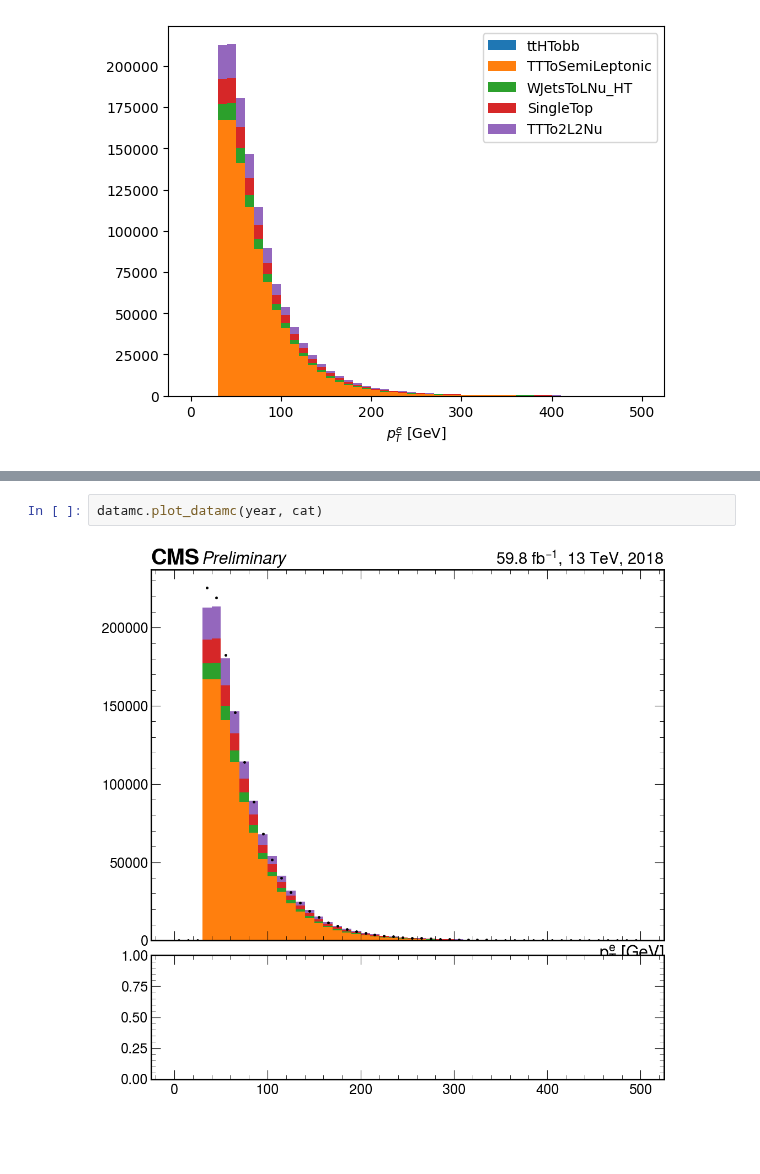
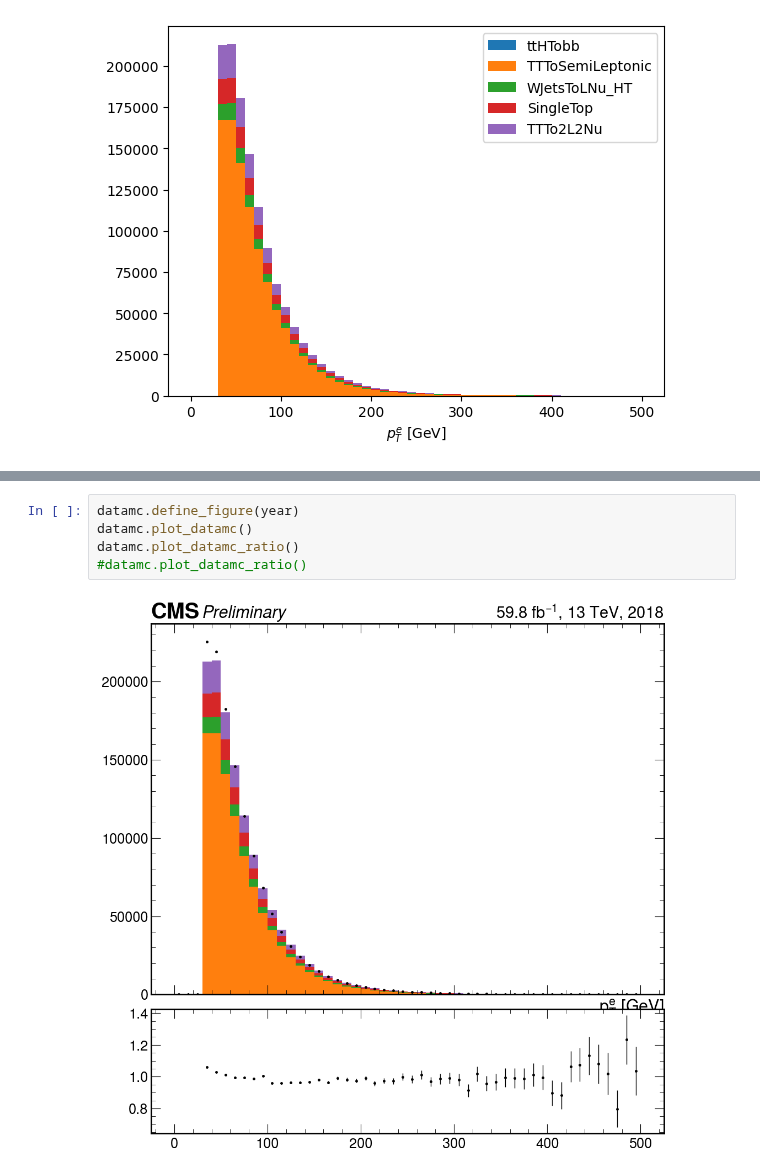
Before and after one commit to PocketCoffea/PocketCoffea, a Jupyter notebook: notebooks/plotting/test_DataMC.ipynb, the cells around one changed output, grey strips where cells are left out. Cells and saved outputs as stored; diff of their text form; blank space fills up the shorter version.

Commit message:
Testing PlotManager

```diff
--- a/notebooks/plotting/test_DataMC.ipynb
+++ b/notebooks/plotting/test_DataMC.ipynb
@@ -69,4 +69,7 @@ list(filter(lambda x: 'plot' in x, dir(datamc)))
 # %%
-datamc.plot_datamc(year, cat)
+datamc.define_figure(year)
+datamc.plot_datamc()
+datamc.plot_datamc_ratio()
+#datamc.plot_datamc_ratio()
 # %% [output]
-[figure, old version]
+[figure, new version]
```
Also changed, not shown: parts of 5 cells of this notebook, 1 other file.
